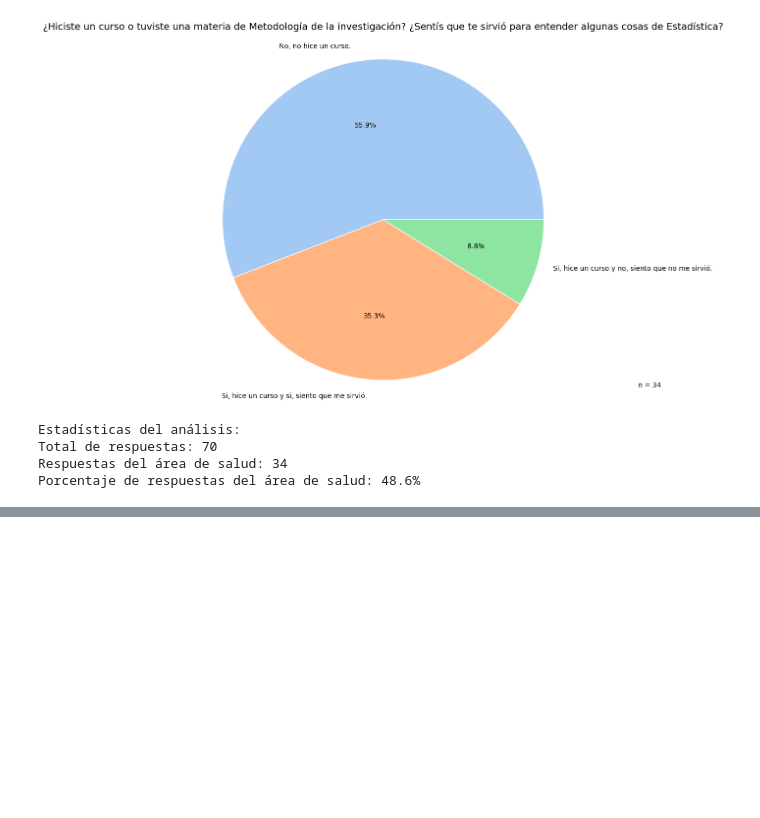
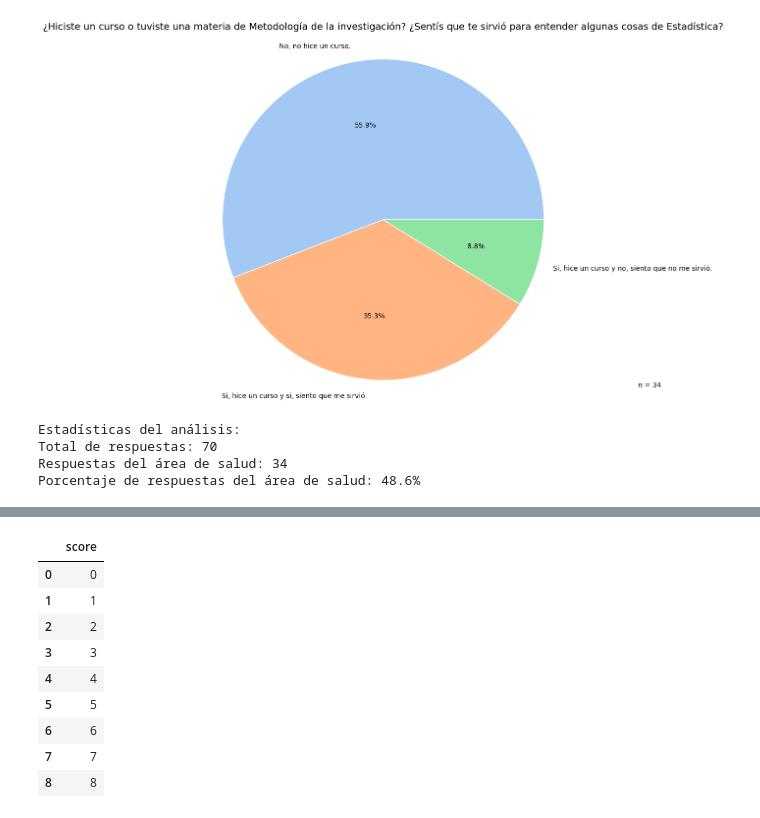
Before and after one commit to Harrynski/Alfabetizacion-Estadistica-en-las-Ciencias-de-la-Salud, a Jupyter notebook: Analyzing_data.ipynb, the cells around one changed output, grey strips where cells are left out. Cells and saved outputs as stored; diff of their text form; code cells hidden in the pictures; blank space fills up the shorter version.

```diff
--- a/Analyzing_data.ipynb
+++ b/Analyzing_data.ipynb
@@ -169,0 +179,17 @@ Percentage of medical/health responses: 48.6%
+# %%
+
+# Assuming your original DataFrame is called 'df' and the column with scores is called 'score'
+# Create a new DataFrame with all possible scores
+all_scores = pd.DataFrame({'score': range(9)})  # 0 to 8 inclusive
+all_scores
+# %% [output]
+|  | score |
+| 0 | 0 |
+| 1 | 1 |
+| 2 | 2 |
+| 3 | 3 |
+| 4 | 4 |
+| 5 | 5 |
+| 6 | 6 |
+| 7 | 7 |
+| 8 | 8 |
```
Also changed, not shown: parts of 8 cells of this notebook, 7 other files.
